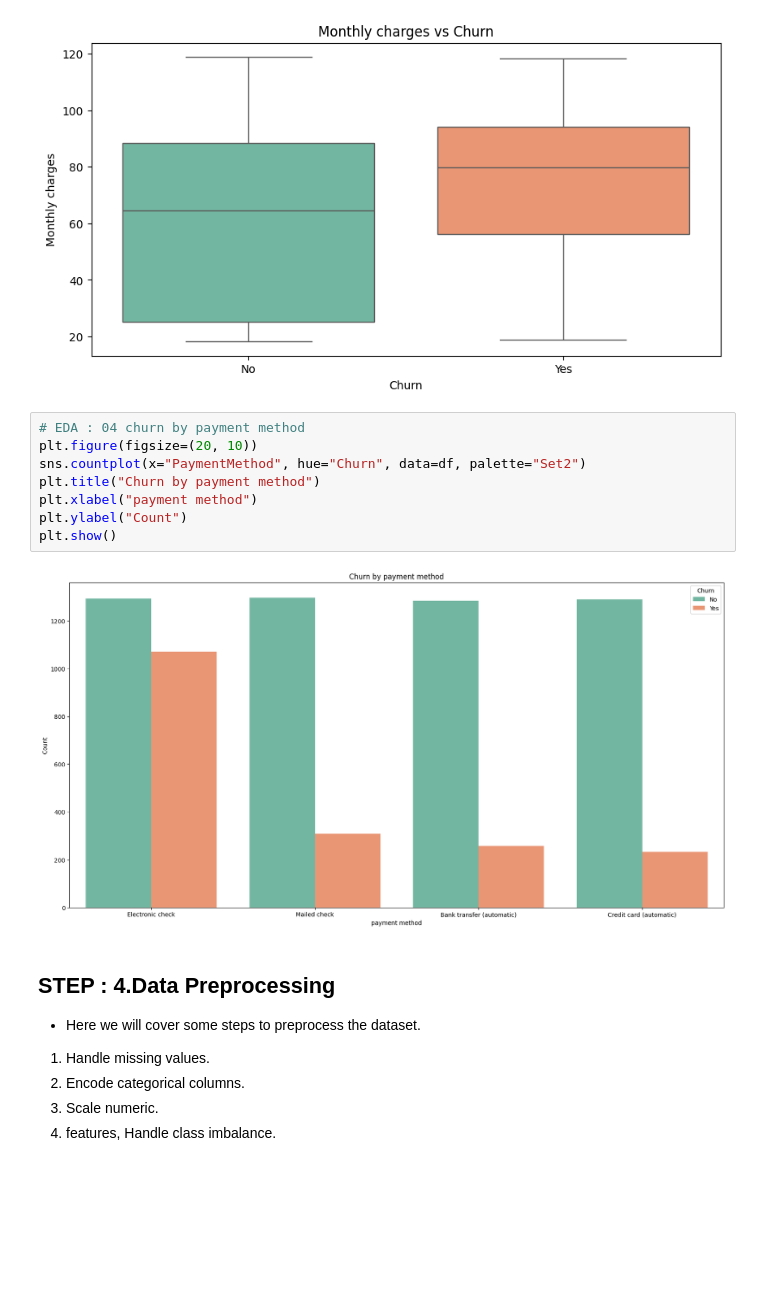
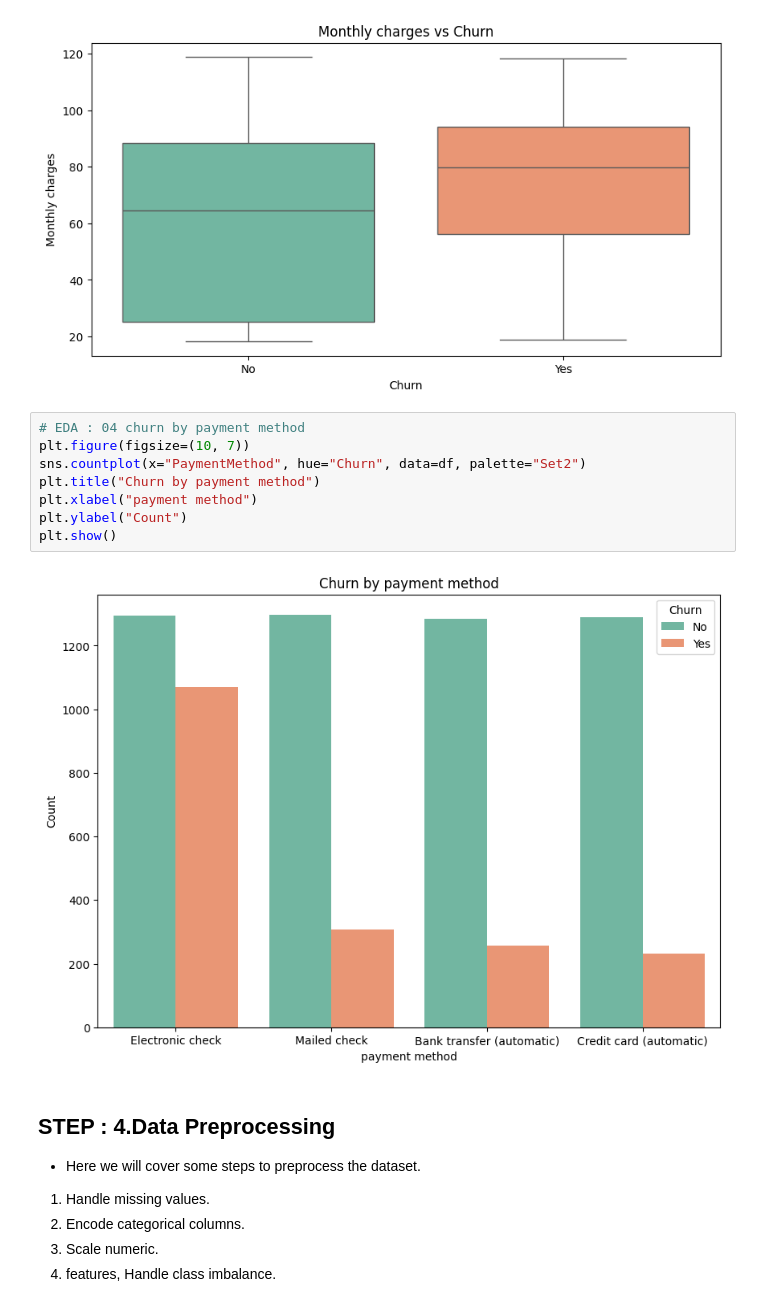
Before and after one commit to gul-moattar/AI-intern, a Jupyter notebook: Task_02_Telecom_Customer_Churn_Prediction_By_GUL.ipynb, the cells around one changed output. Saved outputs shown, nothing was run; the diff lists cells and outputs as text; blank space fills up the shorter version.

```diff
--- a/Task_02_Telecom_Customer_Churn_Prediction_By_GUL.ipynb
+++ b/Task_02_Telecom_Customer_Churn_Prediction_By_GUL.ipynb
@@ -180,14 +180,14 @@ Passing `palette` without assigning `hue` is deprecated and will be removed in v
 [figure]
 # %%
 # EDA : 04 churn by payment method
-plt.figure(figsize=(20, 10))
+plt.figure(figsize=(10, 7))
 sns.countplot(x="PaymentMethod", hue="Churn", data=df, palette="Set2")
 plt.title("Churn by payment method")
 plt.xlabel("payment method")
 plt.ylabel("Count")
 plt.show()
 # %% [output]
-[figure, old version]
+[figure, new version]
 # %% [markdown]
 ## **STEP : 4.Data Preprocessing**
 
```
Also changed, not shown: parts of 11 cells of this notebook.
